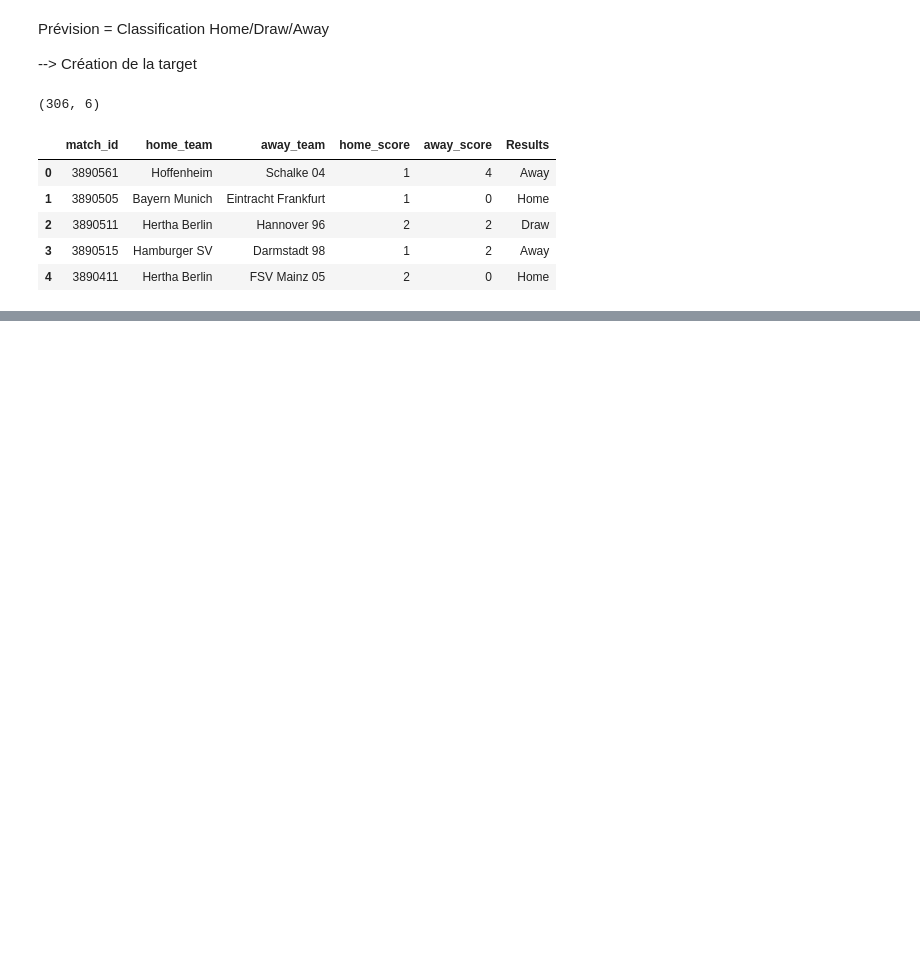
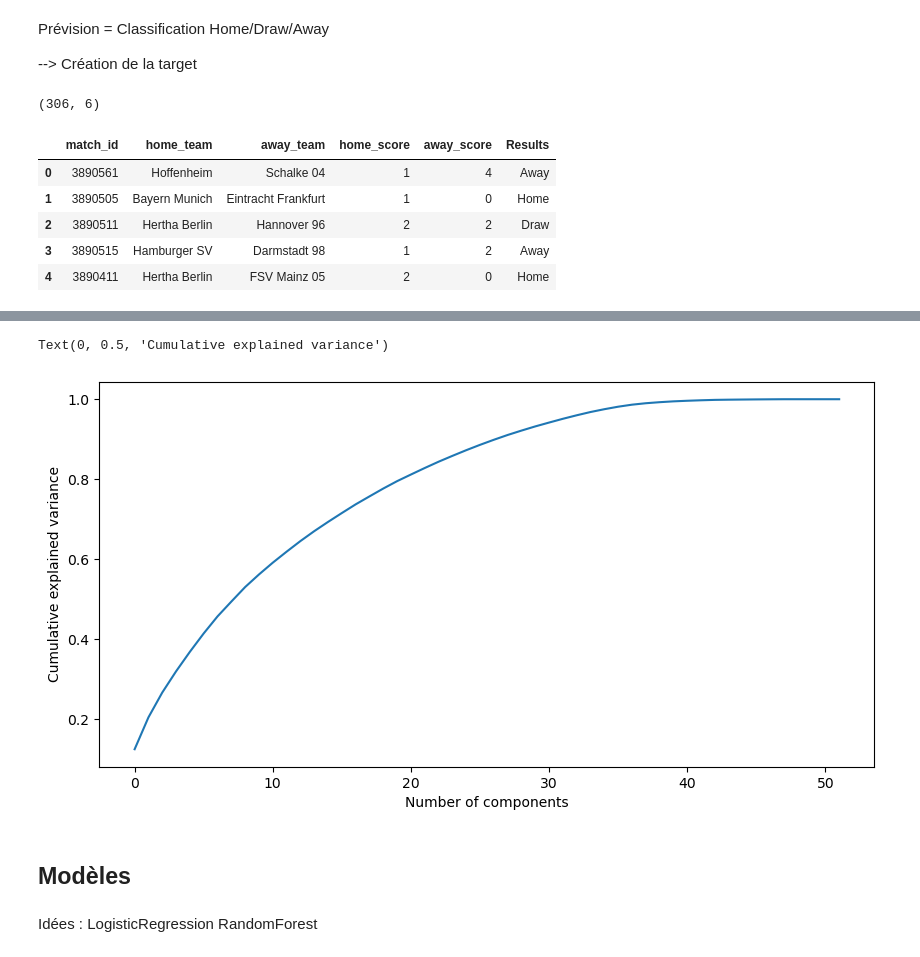
Before and after one commit to JorisCaudard/Algorithme-ML-Football-Match-results-Predictions-, a Jupyter notebook: matchResultPrediction.ipynb, the cells around one changed output, grey strips where cells are left out. Drawn from its saved outputs; the diff is of its cells as text; code cells hidden in the pictures; blank space fills up the shorter version.

```diff
--- a/matchResultPrediction.ipynb
+++ b/matchResultPrediction.ipynb
@@ -148,0 +164,2 @@ Name: Results, dtype: object
+# %%
+xTrain, xTest, yTrain, yTest = train_test_split(matchStats.iloc[:, :-1], target, random_state=42)
@@ -148,0 +175,14 @@ Name: Results, dtype: object
+# %%
+plt.figure(figsize=(10,5))
+plt.plot(np.cumsum(pca.explained_variance_ratio_))
+plt.xlabel('Number of components')
+plt.ylabel('Cumulative explained variance')
+# %% [output]
+Text(0, 0.5, 'Cumulative explained variance')
+[figure, added]
+# %% [markdown]
+## Modèles
+# %% [markdown]
+Idées :
+LogisticRegression
+RandomForest
```
Also changed, not shown: parts of 25 cells of this notebook.
